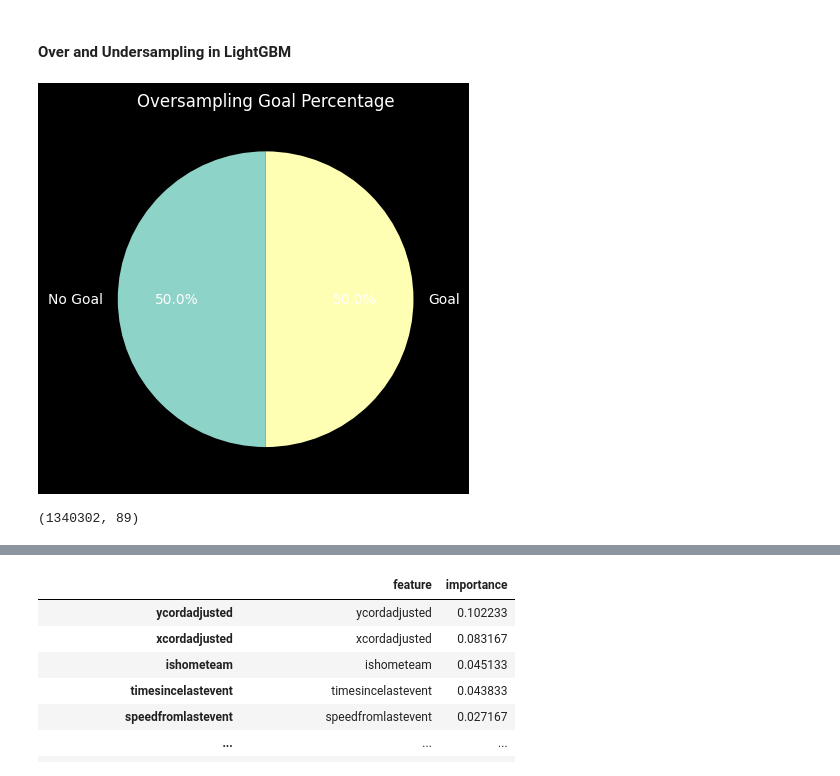
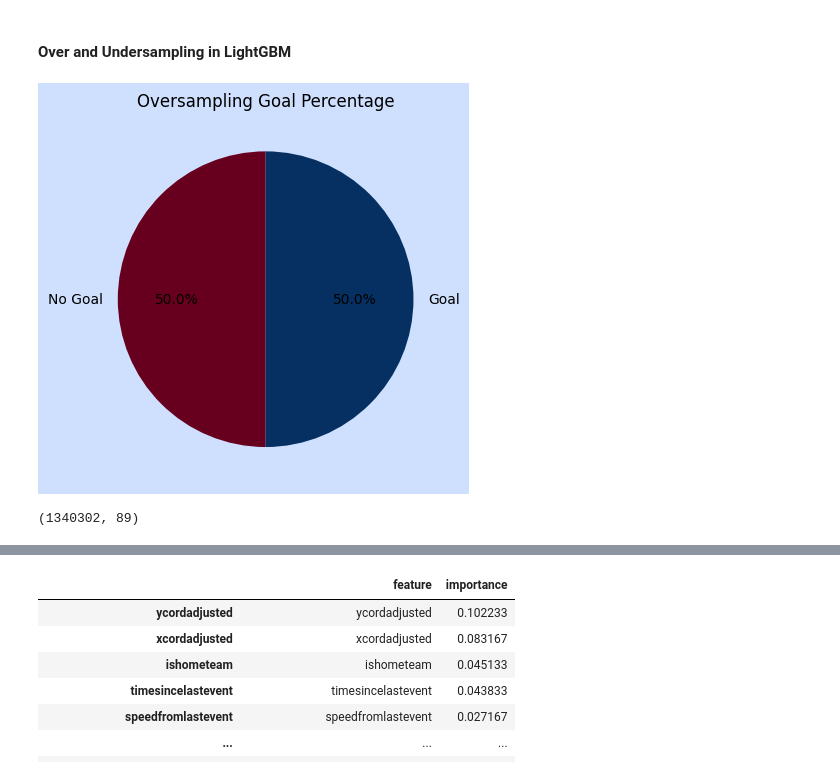
Before and after one commit to chrischoi7/nhl-shots, a Jupyter notebook: Modeling.ipynb, the cells around one changed output, grey strips where cells are left out. Saved outputs shown, nothing was run; the diff lists cells and outputs as text; code cells hidden in the pictures.

```diff
--- a/Modeling.ipynb
+++ b/Modeling.ipynb
@@ -17,5 +17,8 @@ from sklearn.preprocessing import StandardScaler
 # %%
 import warnings
 warnings.filterwarnings("ignore")
+plt.rcParams['axes.grid'] = False
+plt.rcParams['figure.facecolor'] = '#cfe0ff'
+plt.rcParams['axes.facecolor'] = '#cfe0ff'
 # %%
-df = pd.read_csv('data/clean/mp_shots_cleaner.csv')
+df = pd.read_csv('data\clean\mp_shots_cleaner.csv')
@@ -505,10 +513,10 @@ from sklearn.metrics import precision_score, recall_score, f1_score, precision_r
 # %%
 # Testing oversampling
 ros = RandomOverSampler(random_state=12)
 X_ros, y_ros = ros.fit_resample(X_train_encoded, y_train)
-pd.Series(y_ros).value_counts().plot.pie(autopct='%1.1f%%', startangle=90, title='Oversampling Goal Percentage', labels=['No Goal', 'Goal'])
+pd.Series(y_ros).value_counts().plot.pie(autopct='%1.1f%%', startangle=90, title='Oversampling Goal Percentage', labels=['No Goal', 'Goal'], cmap='RdBu')
 plt.show()
 print(X_ros.shape)
 # %% [output]
-[figure, old version]
+[figure, new version]
 (1340302, 89)
```
Also changed, not shown: parts of 53 cells of this notebook.
